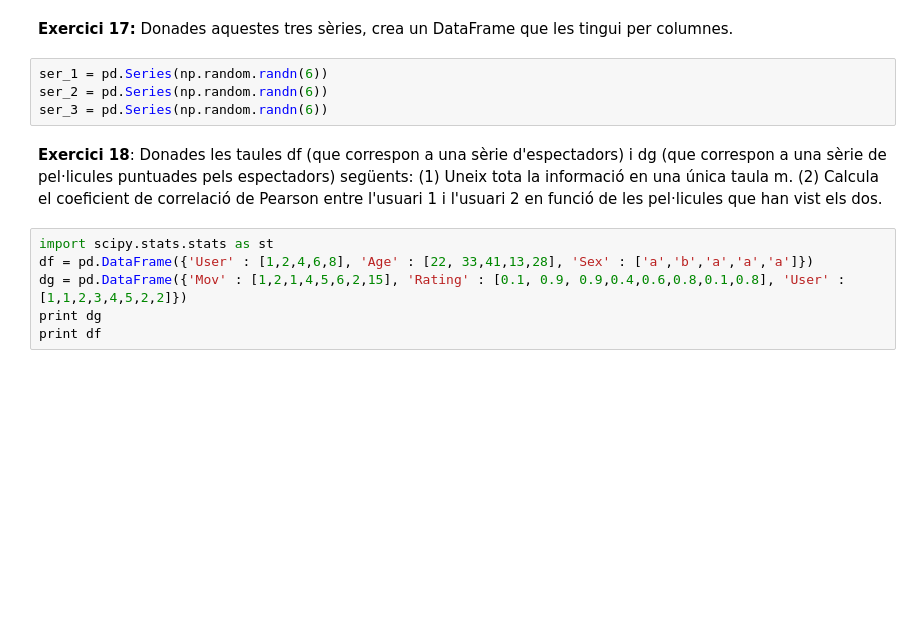
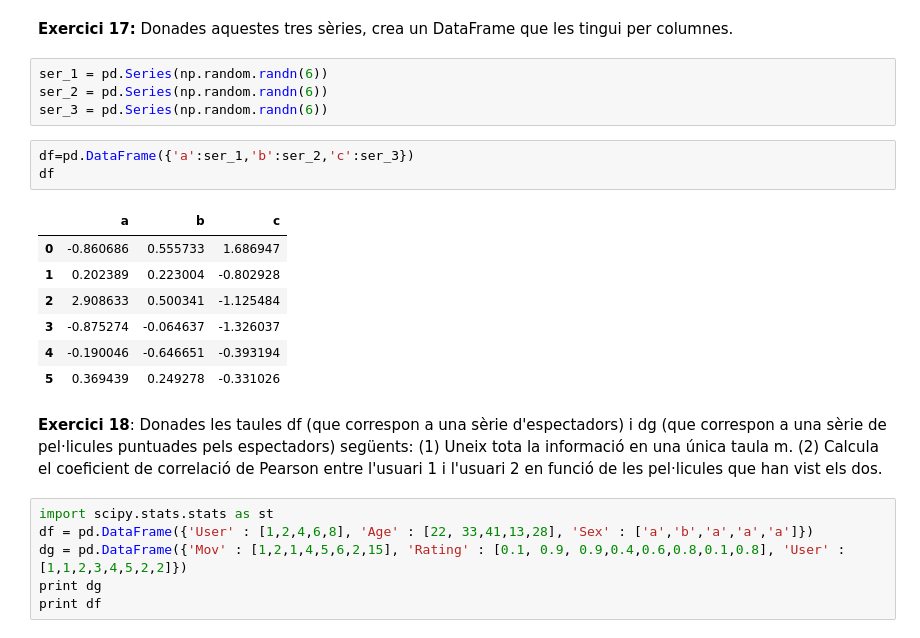
Before and after one commit to Ralleg314/TNUI, a Jupyter notebook: 2.NUI_numpy-pandas.ipynb, the cells around one changed output. Drawn from its saved outputs; the diff is of its cells as text; blank space fills up the shorter version.

```diff
--- a/2.NUI_numpy-pandas.ipynb
+++ b/2.NUI_numpy-pandas.ipynb
@@ -700,6 +716,17 @@ df
 ser_1 = pd.Series(np.random.randn(6))
 ser_2 = pd.Series(np.random.randn(6))
 ser_3 = pd.Series(np.random.randn(6))
+# %%
+df=pd.DataFrame({'a':ser_1,'b':ser_2,'c':ser_3})
+df
+# %% [output]
+|  | a | b | c |
+| 0 | -0.860686 | 0.555733 | 1.686947 |
+| 1 | 0.202389 | 0.223004 | -0.802928 |
+| 2 | 2.908633 | 0.500341 | -1.125484 |
+| 3 | -0.875274 | -0.064637 | -1.326037 |
+| 4 | -0.190046 | -0.646651 | -0.393194 |
+| 5 | 0.369439 | 0.249278 | -0.331026 |
 # %% [markdown]
 <b>Exercici 18</b>: Donades les taules df (que correspon a una sèrie d'espectadors) i dg (que correspon a una sèrie de pel·licules puntuades pels espectadors) següents: (1) Uneix tota la informació en una única taula m. (2) Calcula el coeficient de correlació de Pearson entre l'usuari 1 i l'usuari 2 en funció de les pel·licules que han vist els dos.
 # %%
```
Also changed, not shown: parts of 4 cells of this notebook.
